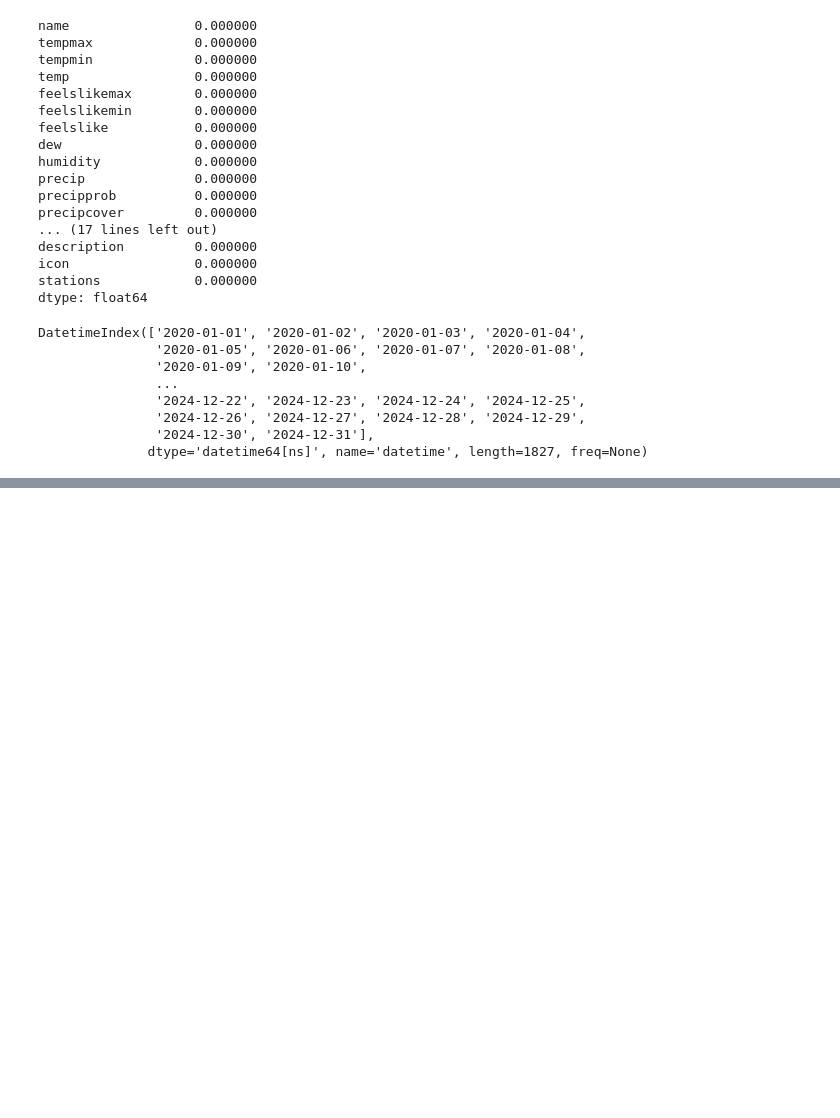
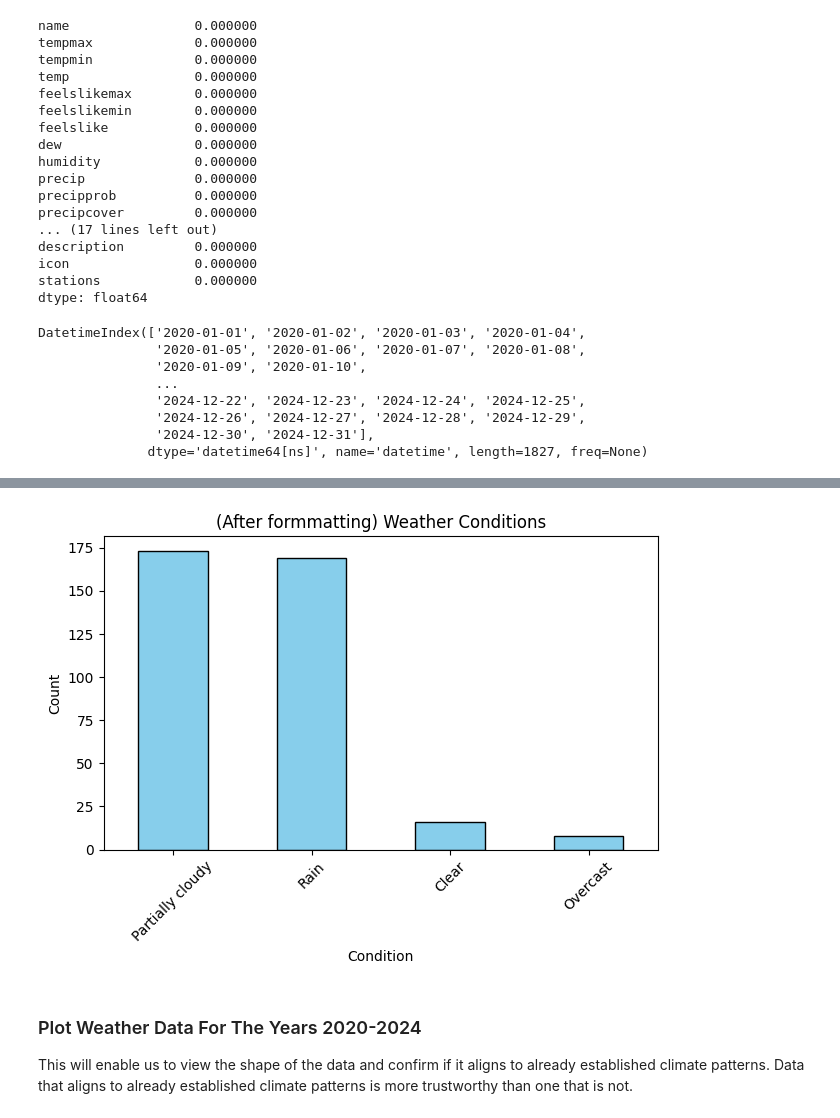
Before and after one commit to caleb-mwasikira/weather_prediction, a Jupyter notebook: weather_prediction.ipynb, the cells around one changed output, grey strips where cells are left out. Saved outputs shown, nothing was run; the diff lists cells and outputs as text; code cells hidden in the pictures; blank space fills up the shorter version.

```diff
--- a/weather_prediction.ipynb
+++ b/weather_prediction.ipynb
@@ -94,3 +152,22 @@ weather_2020
+# %%
+# Count new unique values
+counts = weather2020["conditions"].value_counts()
+
+# Plot bar chart
+counts.plot(kind='bar', color='skyblue', edgecolor='black')
+
+plt.title("(After formmatting) Weather Conditions")
+plt.xlabel("Condition")
+plt.ylabel("Count")
+plt.xticks(rotation=45)
+plt.tight_layout()
+plt.show()
+# %% [output]
+[figure, added]
+# %% [markdown]
+### Plot Weather Data For The Years 2020-2024
+This will enable us to view the shape of the data and confirm if it aligns to already established climate patterns.
+Data that aligns to already established climate patterns is more trustworthy than one that is not.
 # %%
 # Plot our weather data onto a graph to see how it looks like
 def plt_weather_data(weather, columnname, title):
```
Also changed, not shown: parts of 13 cells of this notebook, 2 other files.
